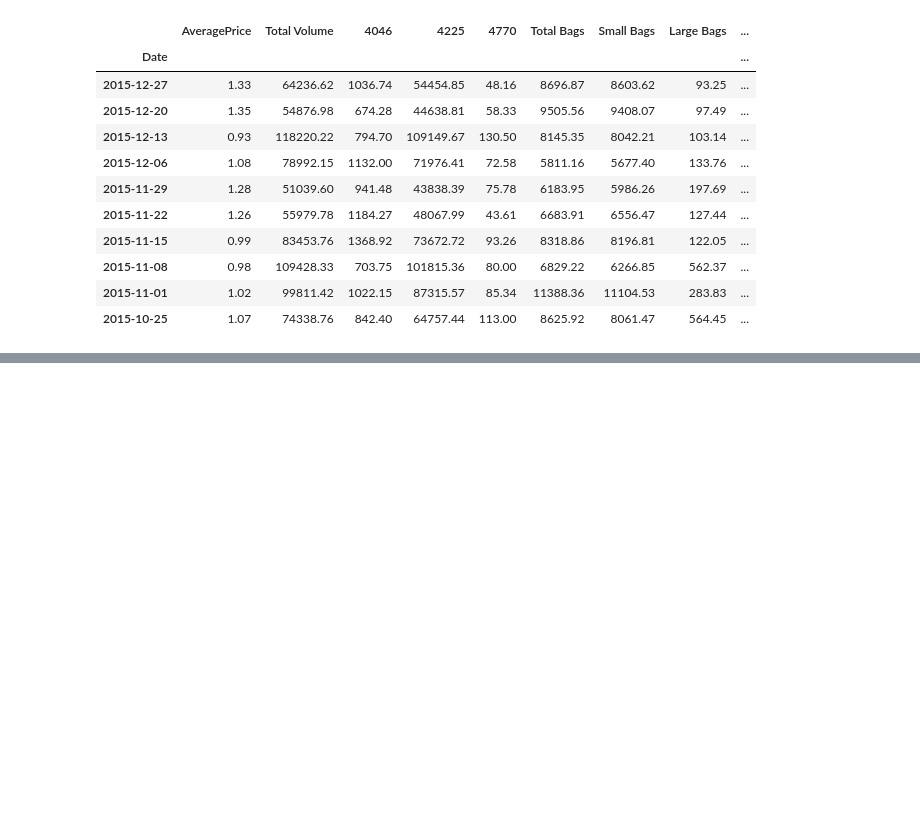
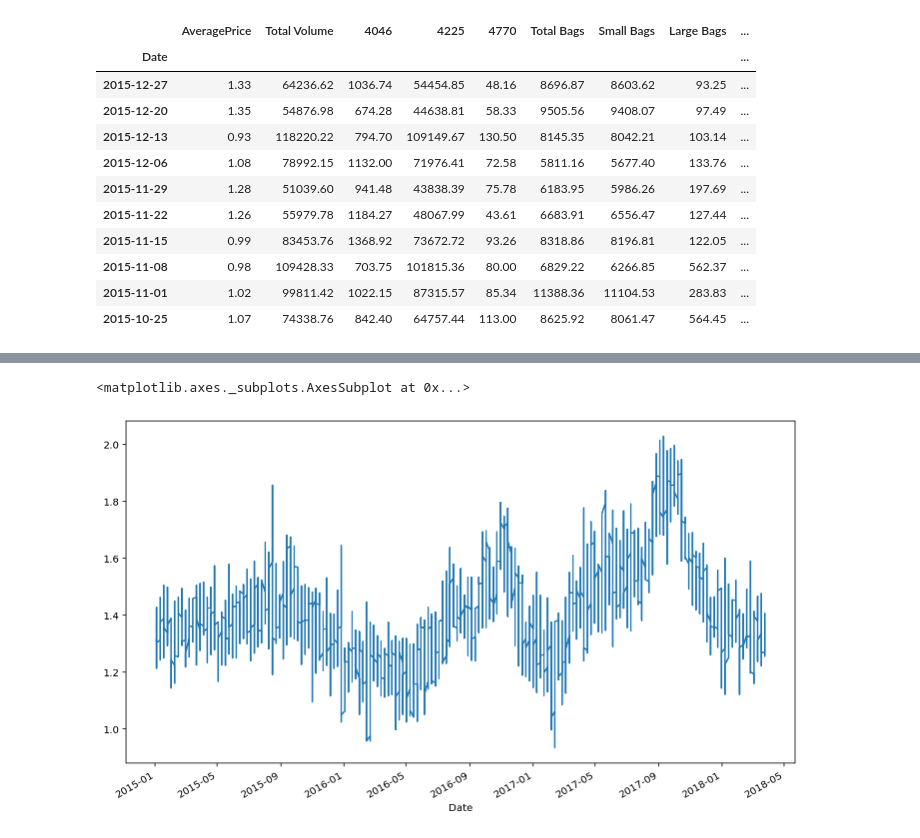
Before and after one commit to JoshuaPark823/avocado-analyzer, a Jupyter notebook: avocado.ipynb, the cells around one changed output, grey strips where cells are left out. Drawn from its saved outputs; the diff is of its cells as text; code cells hidden in the pictures; blank space fills up the shorter version.

```diff
--- a/avocado.ipynb
+++ b/avocado.ipynb
@@ -35,0 +46,9 @@ The mean (average) global avocado price is: 1.405978409775878 dollars
+# %%
+# So YES the dates are in reverse chronological order, but the indices are not. Which is making
+# the graph look very suspicious.
+
+df.sort_index(inplace = True) # Sorting the indices
+df['AveragePrice'].rolling(25).mean().plot() # Re-plot the rolling average
+# %% [output]
+<matplotlib.axes._subplots.AxesSubplot at 0x...>
+[figure, added]
```
Also changed, not shown: parts of 9 cells of this notebook.
